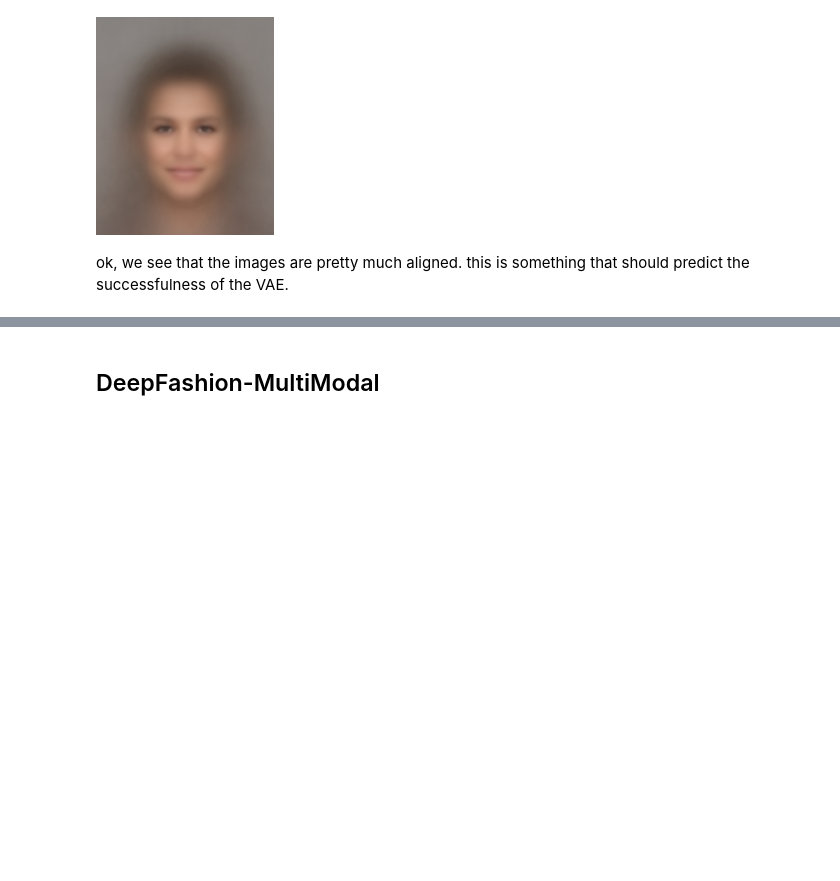
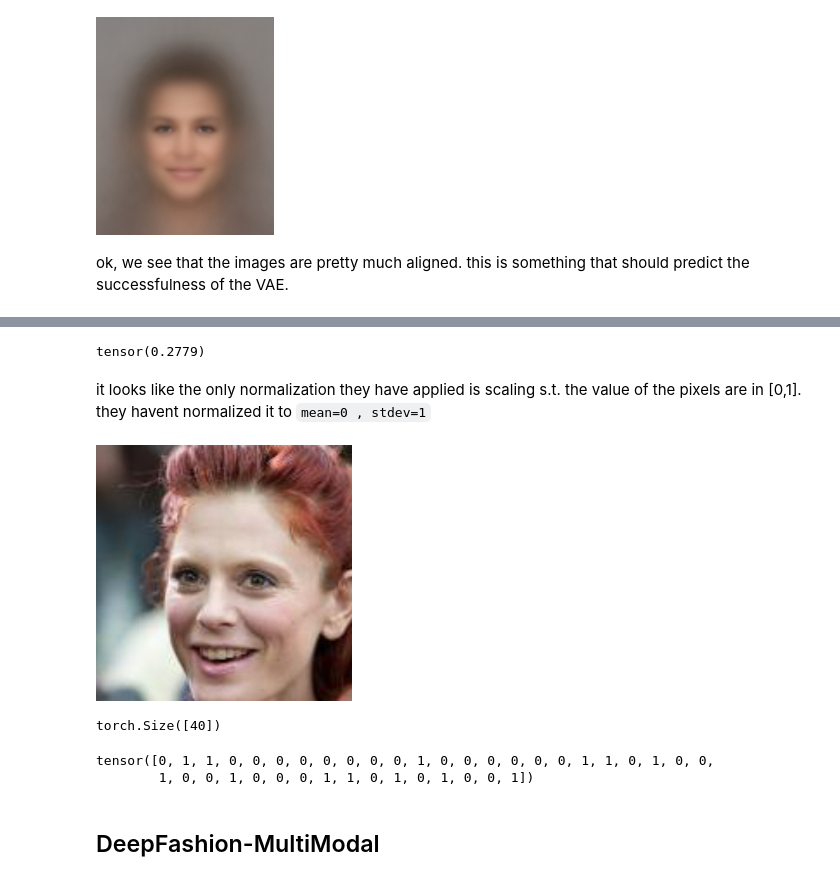
Before and after one commit to guyk1971/PyTorch-VAE, a Jupyter notebook: my_experiments/sandbox/DeepFashion-x.ipynb, the cells around one changed output, grey strips where cells are left out. Drawn from its saved outputs; the diff is of its cells as text; code cells hidden in the pictures; blank space fills up the shorter version.

```diff
--- a/my_experiments/sandbox/DeepFashion-x.ipynb
+++ b/my_experiments/sandbox/DeepFashion-x.ipynb
@@ -84,0 +71,17 @@ img.save(fp='celeba.gif', format='GIF', append_images=imgs,save_all=True, durati
+# %%
+from torchvision.datasets import CelebA
+import torch.utils.data as data
+from torchvision import transforms as T
+# clba_path = '/data/users/gkoren2/datasets/celeba/'   # gpu15
+clba_path = '/home/guy/sd1tb/datasets/CelebA/'
+patch_size=256
+trn_tfms = T.Compose([      # copied from dataset.py
+    T.RandomHorizontalFlip(),
+    T.CenterCrop(148),
+    T.Resize(patch_size),
+    T.ToTensor(),
+    ])
+
+clba = CelebA(clba_path, split='train',transform=trn_tfms,download=False)
+
+dir(clba)
@@ -84,0 +108,3 @@ img.save(fp='celeba.gif', format='GIF', append_images=imgs,save_all=True, durati
+# %%
+clba_loader = data.DataLoader(clba,batch_size=10,num_workers=0,shuffle=False)
+clba_batch=next(iter(clba_loader))
@@ -85,3 +139,22 @@ img.save(fp='celeba.gif', format='GIF', append_images=imgs,save_all=True, durati
+# %%
+clba_batch[0].std()
+# %% [output]
+tensor(0.2779)
+# %% [markdown]
+it looks like the only normalization they have applied is scaling s.t. the value of the pixels are in [0,1]. they havent normalized it to `mean=0 , stdev=1`
+# %%
+T.ToPILImage()(clba_batch[0][1])
+# %% [output]
+[figure, added]
+# %%
+clba_batch[1][0].shape
+# %% [output]
+torch.Size([40])
+# %%
+clba_batch[1][0]
+# %% [output]
+tensor([0, 1, 1, 0, 0, 0, 0, 0, 0, 0, 0, 1, 0, 0, 0, 0, 0, 0, 1, 1, 0, 1, 0, 0,
+        1, 0, 0, 1, 0, 0, 0, 1, 1, 0, 1, 0, 1, 0, 0, 1])
 # %% [markdown]
 ## DeepFashion-MultiModal
 # %%
```
Also changed, not shown: parts of 88 cells of this notebook, 2 other files.
